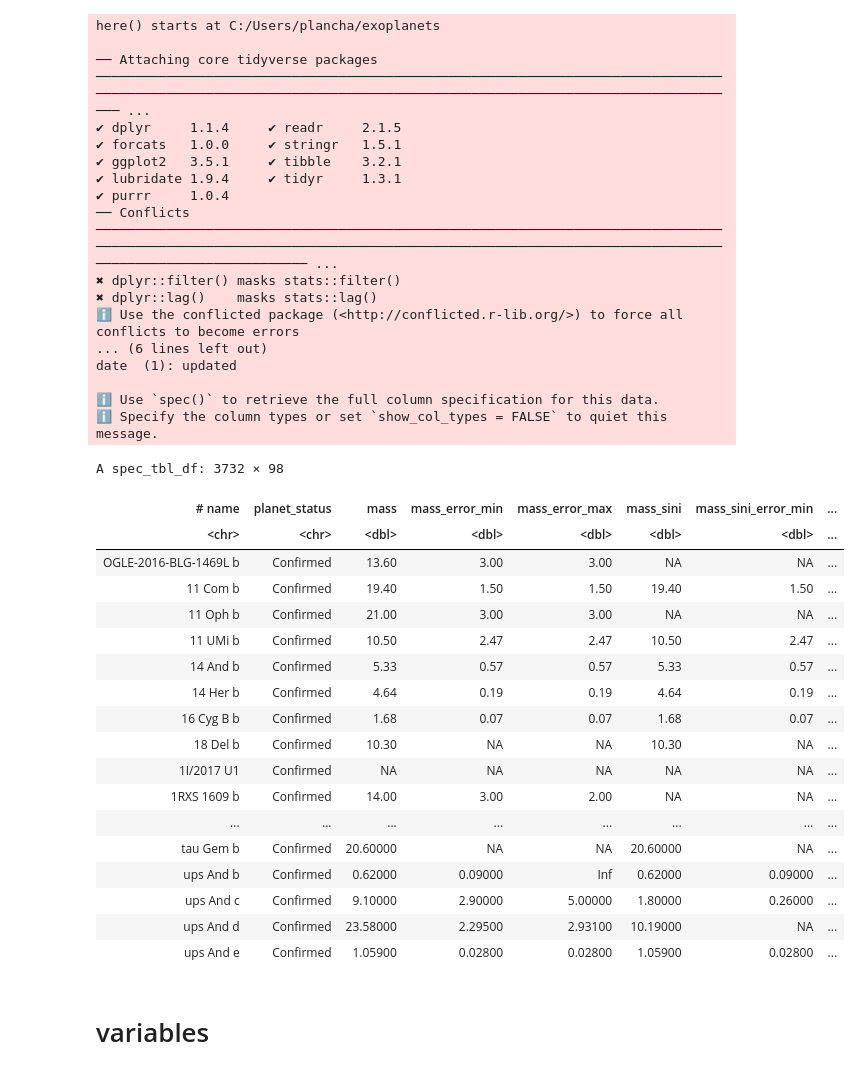
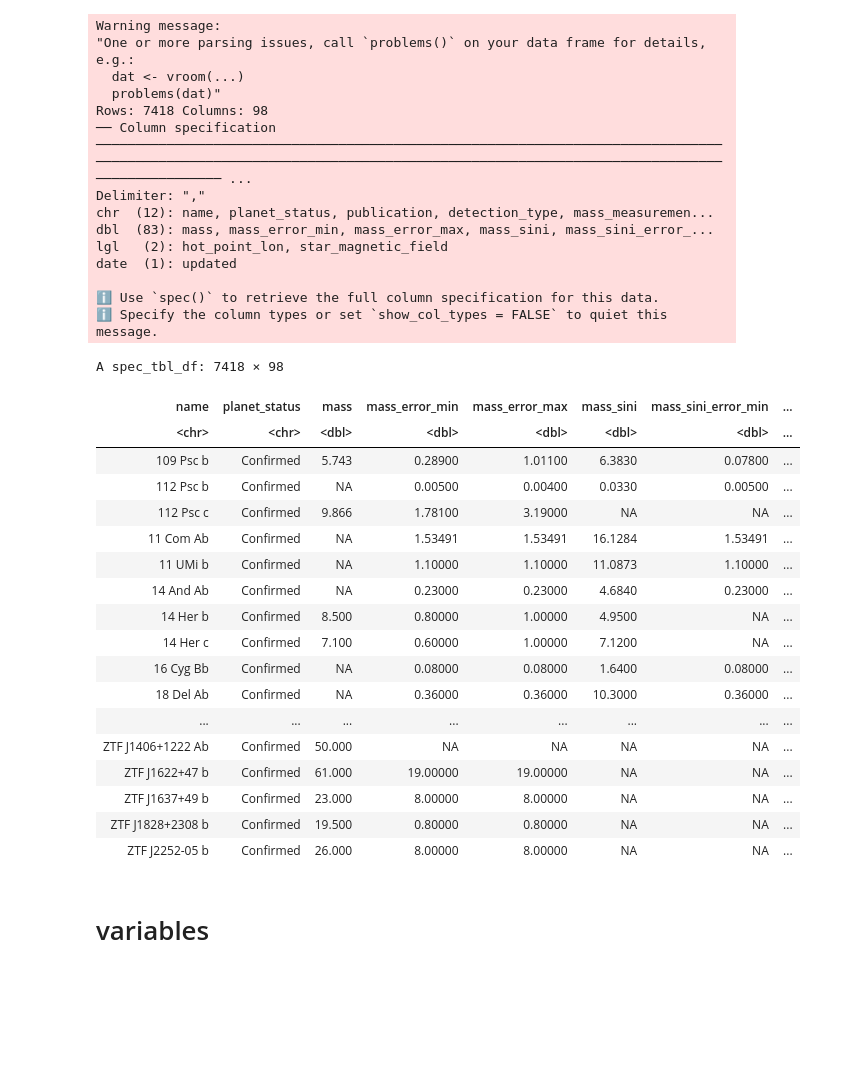
Before and after one commit to notPlancha/exoplanets, a Jupyter notebook: src/main_R.ipynb, the cells around one changed output. Saved outputs shown, nothing was run; the diff lists cells and outputs as text; code cells hidden in the pictures; blank space fills up the shorter version.

```diff
--- a/src/main_R.ipynb
+++ b/src/main_R.ipynb
@@ -1,48 +1,45 @@
 # %%
 library(here)
 library(tidyverse)
 library(conflicted)
 # library(easystats)
 
-exoplanets <- read_csv(here("data", "kepler.csv"))
+exoplanets <- read_csv(here("data", "exoplanet_catalog_080325.csv"))
 exoplanets
 # %% [output]
-here() starts at C:/Users/plancha/exoplanets
-
-── Attaching core tidyverse packages ─────────────────────────────────────────────────────────────────────────────────────────────────────────────────────────────────────────────────────────────────── ...
-✔ dplyr     1.1.4     ✔ readr     2.1.5
-✔ forcats   1.0.0     ✔ stringr   1.5.1
-✔ ggplot2   3.5.1     ✔ tibble    3.2.1
-✔ lubridate 1.9.4     ✔ tidyr     1.3.1
-✔ purrr     1.0.4
-── Conflicts ─────────────────────────────────────────────────────────────────────────────────────────────────────────────────────────────────────────────────────────────────────────────────────────── ...
-✖ dplyr::filter() masks stats::filter()
-✖ dplyr::lag()    masks stats::lag()
-ℹ Use the conflicted package (<http://conflicted.r-lib.org/>) to force all conflicts to become errors
-... (6 lines left out)
+Warning message:
+"One or more parsing issues, call `problems()` on your data frame for details, e.g.:
+  dat <- vroom(...)
+  problems(dat)"
+Rows: 7418 Columns: 98
+── Column specification ──────────────────────────────────────────────────────────────────────────────────────────────────────────────────────────────────────────────────────────────────────────────── ...
+Delimiter: ","
+chr  (12): name, planet_status, publication, detection_type, mass_measuremen...
+dbl  (83): mass, mass_error_min, mass_error_max, mass_sini, mass_sini_error_...
+lgl   (2): hot_point_lon, star_magnetic_field
 date  (1): updated
 
 ℹ Use `spec()` to retrieve the full column specification for this data.
 ℹ Specify the column types or set `show_col_types = FALSE` to quiet this message.
-A spec_tbl_df: 3732 × 98
+A spec_tbl_df: 7418 × 98
-| # name | planet_status | mass | mass_error_min | mass_error_max | mass_sini | mass_sini_error_min | ... |
+| name | planet_status | mass | mass_error_min | mass_error_max | mass_sini | mass_sini_error_min | ... |
 | <chr> | <chr> | <dbl> | <dbl> | <dbl> | <dbl> | <dbl> | ... |
-| OGLE-2016-BLG-1469L b | Confirmed | 13.60 | 3.00 | 3.00 | NA | NA | ... |
-| 11 Com b | Confirmed | 19.40 | 1.50 | 1.50 | 19.40 | 1.50 | ... |
-| 11 Oph b | Confirmed | 21.00 | 3.00 | 3.00 | NA | NA | ... |
-| 11 UMi b | Confirmed | 10.50 | 2.47 | 2.47 | 10.50 | 2.47 | ... |
-| 14 And b | Confirmed | 5.33 | 0.57 | 0.57 | 5.33 | 0.57 | ... |
-| 14 Her b | Confirmed | 4.64 | 0.19 | 0.19 | 4.64 | 0.19 | ... |
-| 16 Cyg B b | Confirmed | 1.68 | 0.07 | 0.07 | 1.68 | 0.07 | ... |
-| 18 Del b | Confirmed | 10.30 | NA | NA | 10.30 | NA | ... |
-| 1I/2017 U1 | Confirmed | NA | NA | NA | NA | NA | ... |
-| 1RXS 1609 b | Confirmed | 14.00 | 3.00 | 2.00 | NA | NA | ... |
+| 109 Psc b | Confirmed | 5.743 | 0.28900 | 1.01100 | 6.3830 | 0.07800 | ... |
+| 112 Psc b | Confirmed | NA | 0.00500 | 0.00400 | 0.0330 | 0.00500 | ... |
+| 112 Psc c | Confirmed | 9.866 | 1.78100 | 3.19000 | NA | NA | ... |
+| 11 Com Ab | Confirmed | NA | 1.53491 | 1.53491 | 16.1284 | 1.53491 | ... |
+| 11 UMi b | Confirmed | NA | 1.10000 | 1.10000 | 11.0873 | 1.10000 | ... |
+| 14 And Ab | Confirmed | NA | 0.23000 | 0.23000 | 4.6840 | 0.23000 | ... |
+| 14 Her b | Confirmed | 8.500 | 0.80000 | 1.00000 | 4.9500 | NA | ... |
+| 14 Her c | Confirmed | 7.100 | 0.60000 | 1.00000 | 7.1200 | NA | ... |
+| 16 Cyg Bb | Confirmed | NA | 0.08000 | 0.08000 | 1.6400 | 0.08000 | ... |
+| 18 Del Ab | Confirmed | NA | 0.36000 | 0.36000 | 10.3000 | 0.36000 | ... |
 | ... | ... | ... | ... | ... | ... | ... | ... |
-| tau Gem b | Confirmed | 20.60000 | NA | NA | 20.60000 | NA | ... |
-| ups And b | Confirmed | 0.62000 | 0.09000 | Inf | 0.62000 | 0.09000 | ... |
-| ups And c | Confirmed | 9.10000 | 2.90000 | 5.00000 | 1.80000 | 0.26000 | ... |
-| ups And d | Confirmed | 23.58000 | 2.29500 | 2.93100 | 10.19000 | NA | ... |
-| ups And e | Confirmed | 1.05900 | 0.02800 | 0.02800 | 1.05900 | 0.02800 | ... |
+| ZTF J1406+1222 Ab | Confirmed | 50.000 | NA | NA | NA | NA | ... |
+| ZTF J1622+47 b | Confirmed | 61.000 | 19.00000 | 19.00000 | NA | NA | ... |
+| ZTF J1637+49 b | Confirmed | 23.000 | 8.00000 | 8.00000 | NA | NA | ... |
+| ZTF J1828+2308 b | Confirmed | 19.500 | 0.80000 | 0.80000 | NA | NA | ... |
+| ZTF J2252-05 b | Confirmed | 26.000 | 8.00000 | 8.00000 | NA | NA | ... |
 # %% [markdown]
 # variables
 # %%
```
Also changed, not shown: parts of 6 cells of this notebook, 6 other files.
